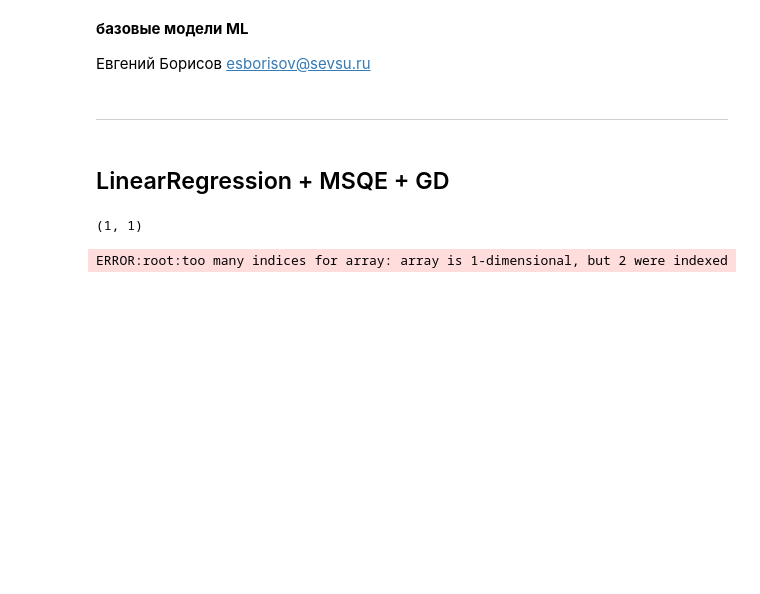
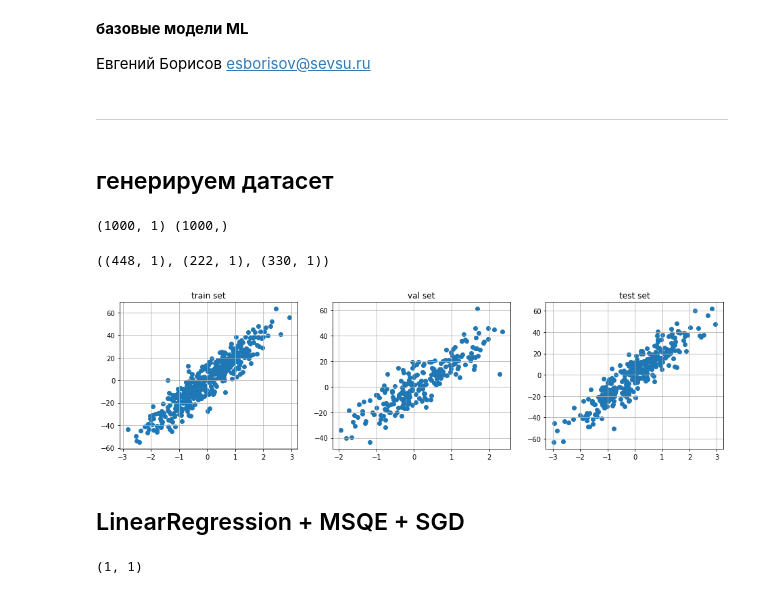
Before and after one commit to mechanoid5/ml_lib, a Jupyter notebook: regression.ipynb, the cells around one changed output. Saved outputs shown, nothing was run; the diff lists cells and outputs as text; code cells hidden in the pictures; blank space fills up the shorter version.

```diff
--- a/regression.ipynb
+++ b/regression.ipynb
@@ -26,2 +17,0 @@ import matplotlib.pyplot as plt
-# %% [markdown]
-## LinearRegression + MSQE + GD
@@ -36,3 +18,46 @@ X_train,y_train = make_regression(n_samples=100,n_features=1,noise=9.1, shuffle=
+# %% [markdown]
+## генерируем датасет
+# %%
+# # from sklearn.datasets import fetch_california_housing
+# # from sklearn.datasets import load_boston
+from sklearn.datasets import make_regression
+from sklearn.model_selection import train_test_split
+
+# X,target = make_blobs( n_samples=1_000, centers=2, cluster_std=[1.7,1.8] )
+X,target = make_regression(n_samples=1_000,n_features=1,noise=9.1, shuffle=True,)
+print( X.shape,target.shape )
+
+X_train, X_test, target_train, target_test = train_test_split(X, target, test_size=0.33)
+X_train, X_val, target_train, target_val = train_test_split(X_train, target_train, test_size=0.33)
+
+del X,target
+# %% [output]
+(1000, 1) (1000,)
+# %%
+# преобразуем список меток к размерности выхода модели
+y_train = target_train[:,np.newaxis]
+y_val = target_val[:,np.newaxis]
+y_test = target_test[:,np.newaxis]
+y_train.shape,y_val.shape,y_test.shape
+# %% [output]
+((448, 1), (222, 1), (330, 1))
+# %%
+fig,(ax0,ax1,ax2)=plt.subplots(1,3,figsize=(16,4))
+ax0.scatter(X_train,y_train)
+ax0.grid()
+ax0.set_title('train set')
+
+ax1.scatter(X_val,y_val)
+ax1.set_title('val set')
+ax1.grid()
+
+ax2.scatter(X_test,y_test)
+ax2.set_title('test set')
+ax2.grid()
+# %% [output]
+[figure, added]
+# %% [markdown]
+## LinearRegression + MSQE + SGD
 # %%
 from lib.initiator.linear import UniformInitiatorLinearModel
 
@@ -76,9 +91,7 @@ model = SGD(
     #momentum=.01,
 ).fit(
     data_train=[X_train,y_train],
-    # data_val=[X_val,y_val],
+    data_val=[X_val,y_val],
     n_epoch=15,
     batch_size=y_train.shape[0]//10,
 )
-# %% [output]
-ERROR:root:too many indices for array: array is 1-dimensional, but 2 were indexed
```
Also changed, not shown: parts of 7 cells of this notebook, 1 other file.
